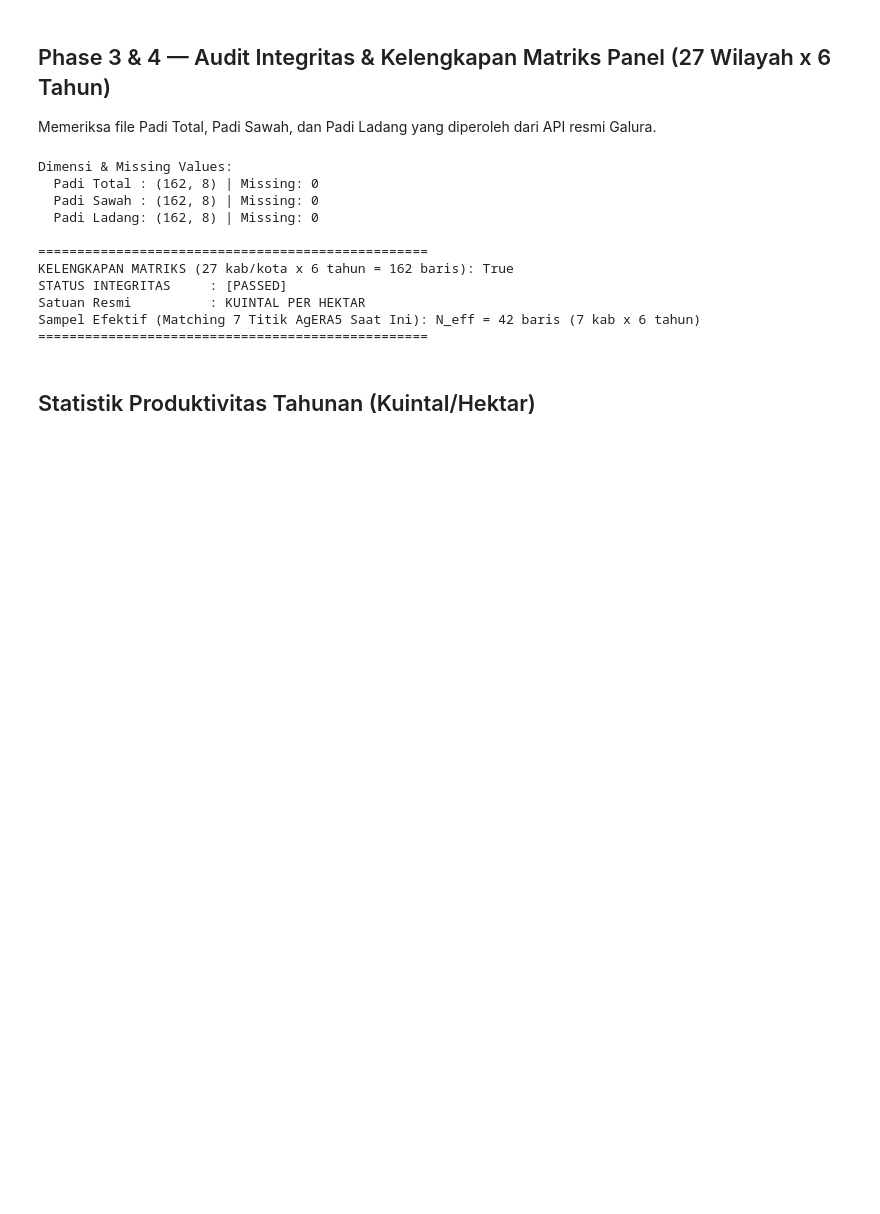
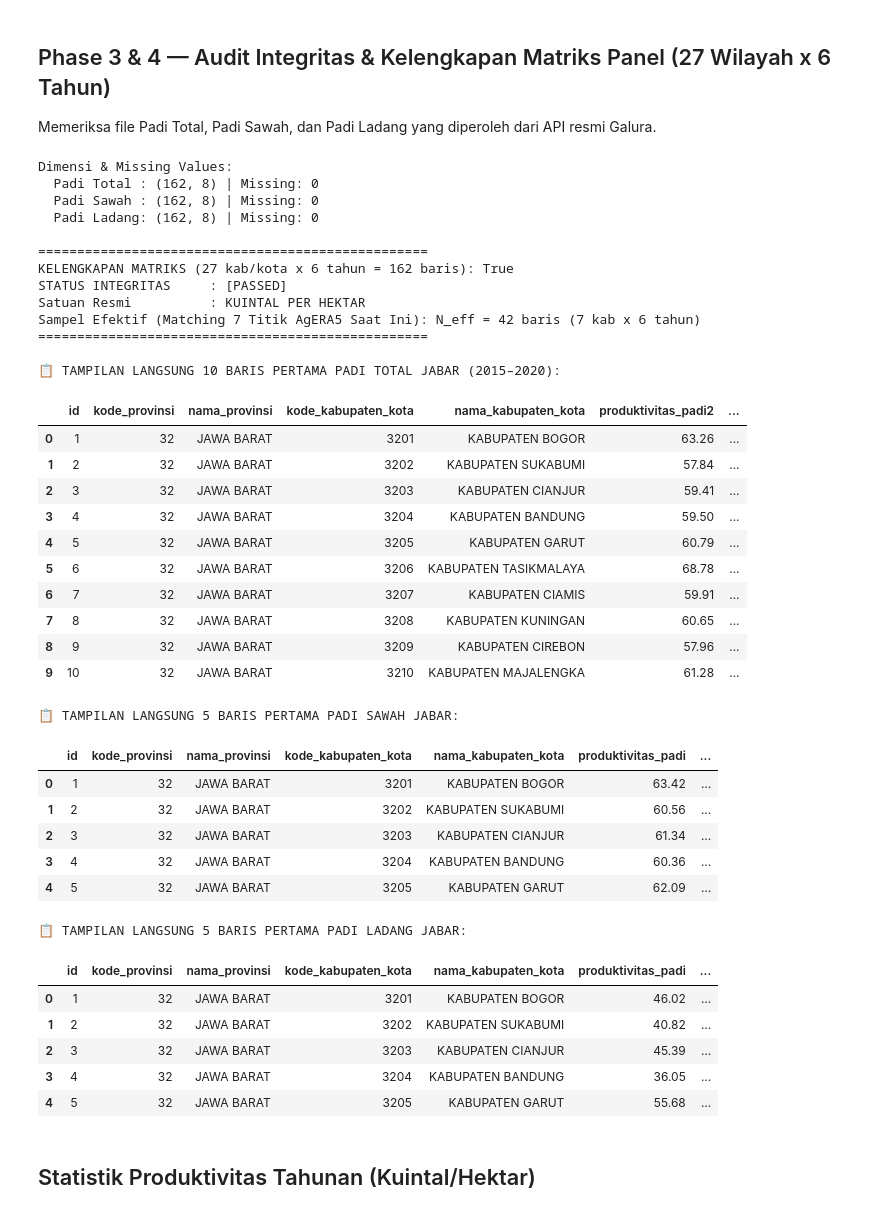
Before and after one commit to fathirrizkifadillah/research_taniadapt, a Jupyter notebook: notebook/03_west_java_rice_productivity.ipynb, the cells around one changed output. Cells and saved outputs as stored; diff of their text form; code cells hidden in the pictures; blank space fills up the shorter version.

```diff
--- a/notebook/03_west_java_rice_productivity.ipynb
+++ b/notebook/03_west_java_rice_productivity.ipynb
@@ -37,33 +37,69 @@ print("Dimensi & Missing Values:")
 print(f"  Padi Total : {df_total.shape} | Missing: {df_total['produktivitas_padi2'].isnull().sum()}")
 print(f"  Padi Sawah : {df_sawah.shape} | Missing: {df_sawah['produktivitas_padi'].isnull().sum()}")
 print(f"  Padi Ladang: {df_ladang.shape} | Missing: {df_ladang['produktivitas_padi'].isnull().sum()}")
 
 # Validasi Kelengkapan Matriks Penuh
 expected_rows = 27 * 6
 is_complete = (len(df_total) == expected_rows)
 print("\n" + "="*50)
 print(f"KELENGKAPAN MATRIKS (27 kab/kota x 6 tahun = {expected_rows} baris): {is_complete}")
 print("STATUS INTEGRITAS     :", "[PASSED]" if is_complete else "[FAILED]")
 print("Satuan Resmi          :", df_total['satuan'].iloc[0])
 
 # Cek sampel efektif terhadap 7 titik AgERA5 saat ini
 locs_agera5 = ["BANDUNG", "KARAWANG", "TASIKMALAYA", "SUKABUMI", "CIREBON", "PURWAKARTA", "BEKASI"]
 kab_matched = [f"KABUPATEN {loc}" for loc in locs_agera5]
 n_eff = len(df_total[df_total['nama_kabupaten_kota'].isin(kab_matched)])
 print(f"Sampel Efektif (Matching 7 Titik AgERA5 Saat Ini): N_eff = {n_eff} baris (7 kab x 6 tahun)")
 print("="*50)
+
+print("\n📋 TAMPILAN LANGSUNG 10 BARIS PERTAMA PADI TOTAL JABAR (2015–2020):")
+display(df_total.head(10))
+
+print("\n📋 TAMPILAN LANGSUNG 5 BARIS PERTAMA PADI SAWAH JABAR:")
+display(df_sawah.head(5))
+
+print("\n📋 TAMPILAN LANGSUNG 5 BARIS PERTAMA PADI LADANG JABAR:")
+display(df_ladang.head(5))
 # %% [output]
 Dimensi & Missing Values:
   Padi Total : (162, 8) | Missing: 0
   Padi Sawah : (162, 8) | Missing: 0
   Padi Ladang: (162, 8) | Missing: 0
 
 ==================================================
 KELENGKAPAN MATRIKS (27 kab/kota x 6 tahun = 162 baris): True
 STATUS INTEGRITAS     : [PASSED]
 Satuan Resmi          : KUINTAL PER HEKTAR
 Sampel Efektif (Matching 7 Titik AgERA5 Saat Ini): N_eff = 42 baris (7 kab x 6 tahun)
 ==================================================
+
+📋 TAMPILAN LANGSUNG 10 BARIS PERTAMA PADI TOTAL JABAR (2015–2020):
+|  | id | kode_provinsi | nama_provinsi | kode_kabupaten_kota | nama_kabupaten_kota | produktivitas_padi2 | ... |
+| 0 | 1 | 32 | JAWA BARAT | 3201 | KABUPATEN BOGOR | 63.26 | ... |
+| 1 | 2 | 32 | JAWA BARAT | 3202 | KABUPATEN SUKABUMI | 57.84 | ... |
+| 2 | 3 | 32 | JAWA BARAT | 3203 | KABUPATEN CIANJUR | 59.41 | ... |
+| 3 | 4 | 32 | JAWA BARAT | 3204 | KABUPATEN BANDUNG | 59.50 | ... |
+| 4 | 5 | 32 | JAWA BARAT | 3205 | KABUPATEN GARUT | 60.79 | ... |
+| 5 | 6 | 32 | JAWA BARAT | 3206 | KABUPATEN TASIKMALAYA | 68.78 | ... |
+| 6 | 7 | 32 | JAWA BARAT | 3207 | KABUPATEN CIAMIS | 59.91 | ... |
+| 7 | 8 | 32 | JAWA BARAT | 3208 | KABUPATEN KUNINGAN | 60.65 | ... |
+| 8 | 9 | 32 | JAWA BARAT | 3209 | KABUPATEN CIREBON | 57.96 | ... |
+| 9 | 10 | 32 | JAWA BARAT | 3210 | KABUPATEN MAJALENGKA | 61.28 | ... |
+📋 TAMPILAN LANGSUNG 5 BARIS PERTAMA PADI SAWAH JABAR:
+|  | id | kode_provinsi | nama_provinsi | kode_kabupaten_kota | nama_kabupaten_kota | produktivitas_padi | ... |
+| 0 | 1 | 32 | JAWA BARAT | 3201 | KABUPATEN BOGOR | 63.42 | ... |
+| 1 | 2 | 32 | JAWA BARAT | 3202 | KABUPATEN SUKABUMI | 60.56 | ... |
+| 2 | 3 | 32 | JAWA BARAT | 3203 | KABUPATEN CIANJUR | 61.34 | ... |
+| 3 | 4 | 32 | JAWA BARAT | 3204 | KABUPATEN BANDUNG | 60.36 | ... |
+| 4 | 5 | 32 | JAWA BARAT | 3205 | KABUPATEN GARUT | 62.09 | ... |
+📋 TAMPILAN LANGSUNG 5 BARIS PERTAMA PADI LADANG JABAR:
+|  | id | kode_provinsi | nama_provinsi | kode_kabupaten_kota | nama_kabupaten_kota | produktivitas_padi | ... |
+| 0 | 1 | 32 | JAWA BARAT | 3201 | KABUPATEN BOGOR | 46.02 | ... |
+| 1 | 2 | 32 | JAWA BARAT | 3202 | KABUPATEN SUKABUMI | 40.82 | ... |
+| 2 | 3 | 32 | JAWA BARAT | 3203 | KABUPATEN CIANJUR | 45.39 | ... |
+| 3 | 4 | 32 | JAWA BARAT | 3204 | KABUPATEN BANDUNG | 36.05 | ... |
+| 4 | 5 | 32 | JAWA BARAT | 3205 | KABUPATEN GARUT | 55.68 | ... |
 # %% [markdown]
 ## Statistik Produktivitas Tahunan (Kuintal/Hektar)
 # %%
```
Also changed, not shown: 56 other files.
